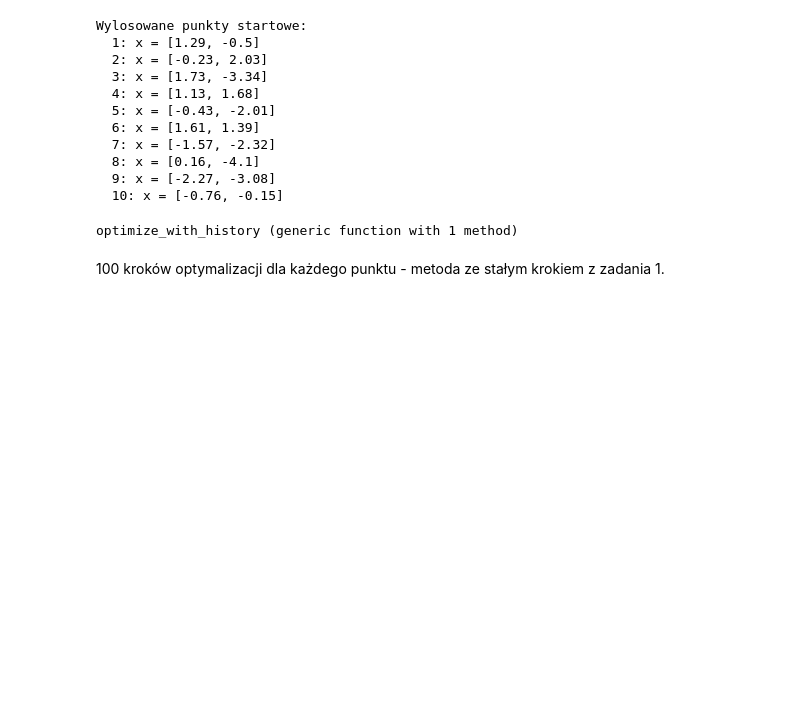
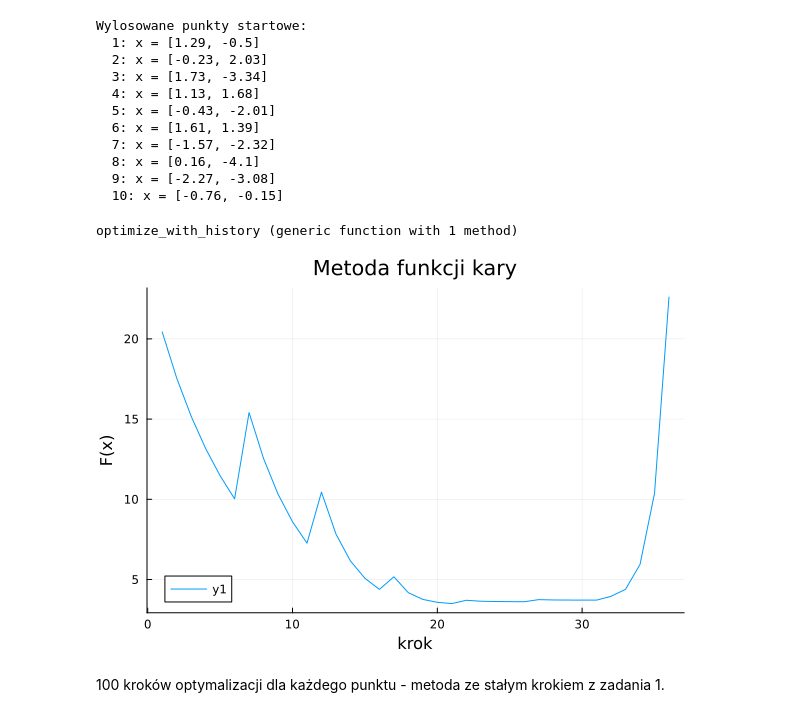
Before and after one commit to esarna/metody-i-algorytmy-optymalizacji, a Jupyter notebook: lab2/zad2.ipynb, the cells around one changed output. Saved outputs shown, nothing was run; the diff lists cells and outputs as text; code cells hidden in the pictures; blank space fills up the shorter version.

```diff
--- a/lab2/zad2.ipynb
+++ b/lab2/zad2.ipynb
@@ -145,6 +146,16 @@ function optimize_with_history(cost, grad!, x0; step=0.01, maxiter=100, tol=1e-6
 end
 # %% [output]
 optimize_with_history (generic function with 1 method)
+# %%
+p0 = starting_points[2]
+
+x_opt, history = penalty_gradient_descent(f, grad_f!, p0; μ0=1.0, β=2.0, max_iter=7, iter=5, step=0.02)
+
+
+plot(history,
+     xlabel="krok", ylabel="F(x)", title="Metoda funkcji kary")
+# %% [output]
+[figure, added]
 # %% [markdown]
 100 kroków optymalizacji dla każdego punktu - metoda ze stałym krokiem z zadania 1.
 # %%
```
Also changed, not shown: parts of 17 cells of this notebook.
